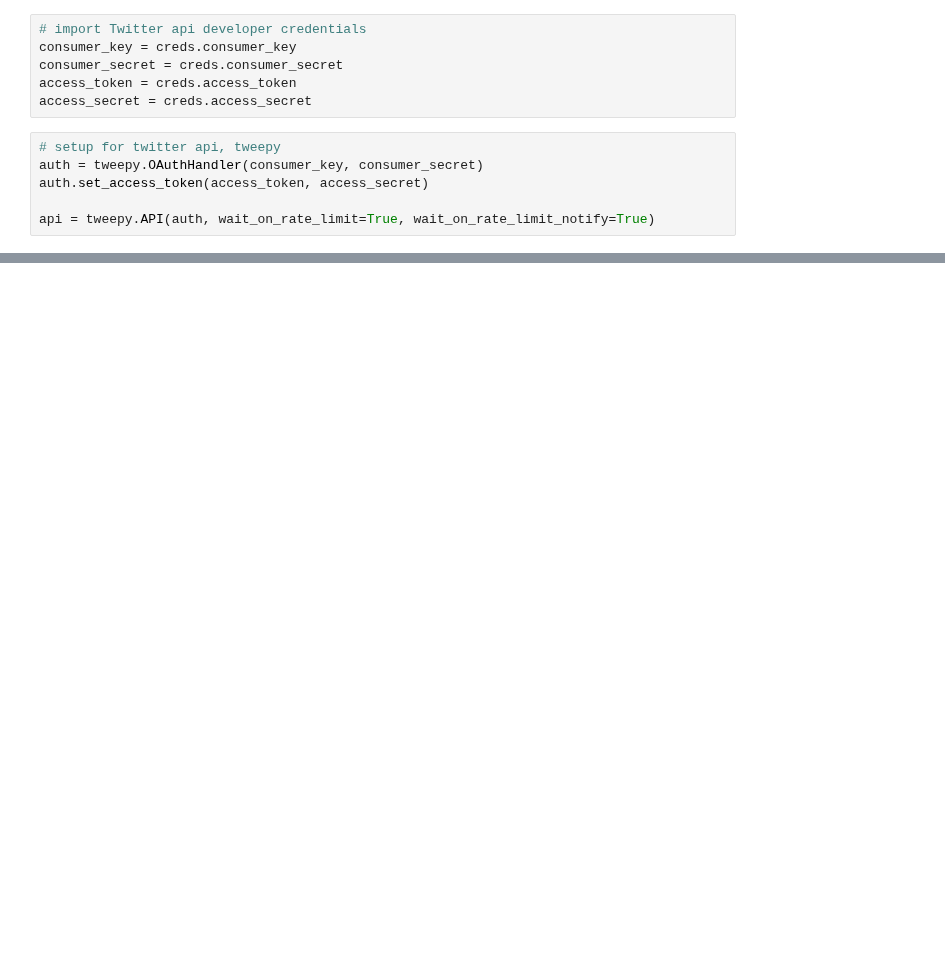
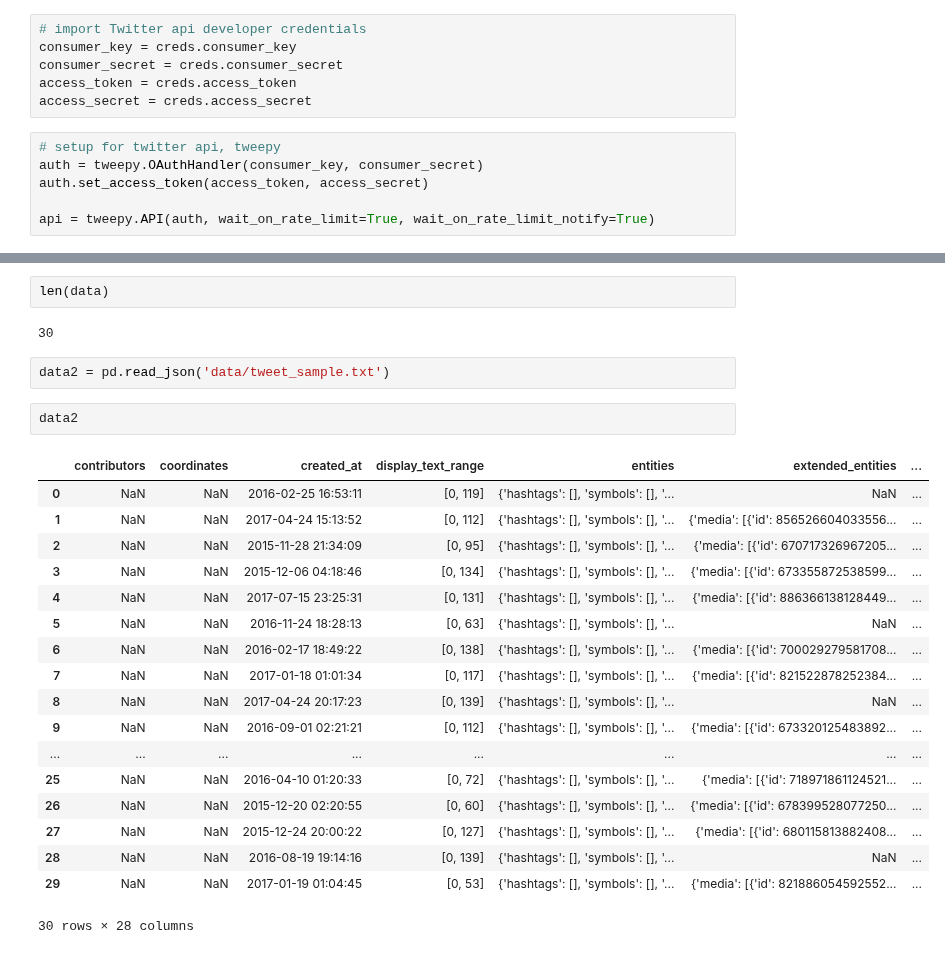
Before and after one commit to Steve-Choi/DAND, a Jupyter notebook: Wrangle-and-Analyze-Data/wrangle_act.ipynb, the cells around one changed output, grey strips where cells are left out. Cells and saved outputs as stored; diff of their text form; blank space fills up the shorter version.

```diff
--- a/Wrangle-and-Analyze-Data/wrangle_act.ipynb
+++ b/Wrangle-and-Analyze-Data/wrangle_act.ipynb
@@ -59,0 +97,27 @@ api = tweepy.API(auth, wait_on_rate_limit=True, wait_on_rate_limit_notify=True)
+# %%
+len(data)
+# %% [output]
+30
+# %%
+data2 = pd.read_json('data/tweet_sample.txt')
+# %%
+data2
+# %% [output]
+|  | contributors | coordinates | created_at | display_text_range | entities | extended_entities | ... |
+| 0 | NaN | NaN | 2016-02-25 16:53:11 | [0, 119] | {'hashtags': [], 'symbols': [], '... | NaN | ... |
+| 1 | NaN | NaN | 2017-04-24 15:13:52 | [0, 112] | {'hashtags': [], 'symbols': [], '... | {'media': [{'id': 856526604033556... | ... |
+| 2 | NaN | NaN | 2015-11-28 21:34:09 | [0, 95] | {'hashtags': [], 'symbols': [], '... | {'media': [{'id': 670717326967205... | ... |
+| 3 | NaN | NaN | 2015-12-06 04:18:46 | [0, 134] | {'hashtags': [], 'symbols': [], '... | {'media': [{'id': 673355872538599... | ... |
+| 4 | NaN | NaN | 2017-07-15 23:25:31 | [0, 131] | {'hashtags': [], 'symbols': [], '... | {'media': [{'id': 886366138128449... | ... |
+| 5 | NaN | NaN | 2016-11-24 18:28:13 | [0, 63] | {'hashtags': [], 'symbols': [], '... | NaN | ... |
+| 6 | NaN | NaN | 2016-02-17 18:49:22 | [0, 138] | {'hashtags': [], 'symbols': [], '... | {'media': [{'id': 700029279581708... | ... |
+| 7 | NaN | NaN | 2017-01-18 01:01:34 | [0, 117] | {'hashtags': [], 'symbols': [], '... | {'media': [{'id': 821522878252384... | ... |
+| 8 | NaN | NaN | 2017-04-24 20:17:23 | [0, 139] | {'hashtags': [], 'symbols': [], '... | NaN | ... |
+| 9 | NaN | NaN | 2016-09-01 02:21:21 | [0, 112] | {'hashtags': [], 'symbols': [], '... | {'media': [{'id': 673320125483892... | ... |
+| ... | ... | ... | ... | ... | ... | ... | ... |
+| 25 | NaN | NaN | 2016-04-10 01:20:33 | [0, 72] | {'hashtags': [], 'symbols': [], '... | {'media': [{'id': 718971861124521... | ... |
+| 26 | NaN | NaN | 2015-12-20 02:20:55 | [0, 60] | {'hashtags': [], 'symbols': [], '... | {'media': [{'id': 678399528077250... | ... |
+| 27 | NaN | NaN | 2015-12-24 20:00:22 | [0, 127] | {'hashtags': [], 'symbols': [], '... | {'media': [{'id': 680115813882408... | ... |
+| 28 | NaN | NaN | 2016-08-19 19:14:16 | [0, 139] | {'hashtags': [], 'symbols': [], '... | NaN | ... |
+| 29 | NaN | NaN | 2017-01-19 01:04:45 | [0, 53] | {'hashtags': [], 'symbols': [], '... | {'media': [{'id': 821886054592552... | ... |
+30 rows × 28 columns
```
Also changed, not shown: parts of 5 cells of this notebook.
